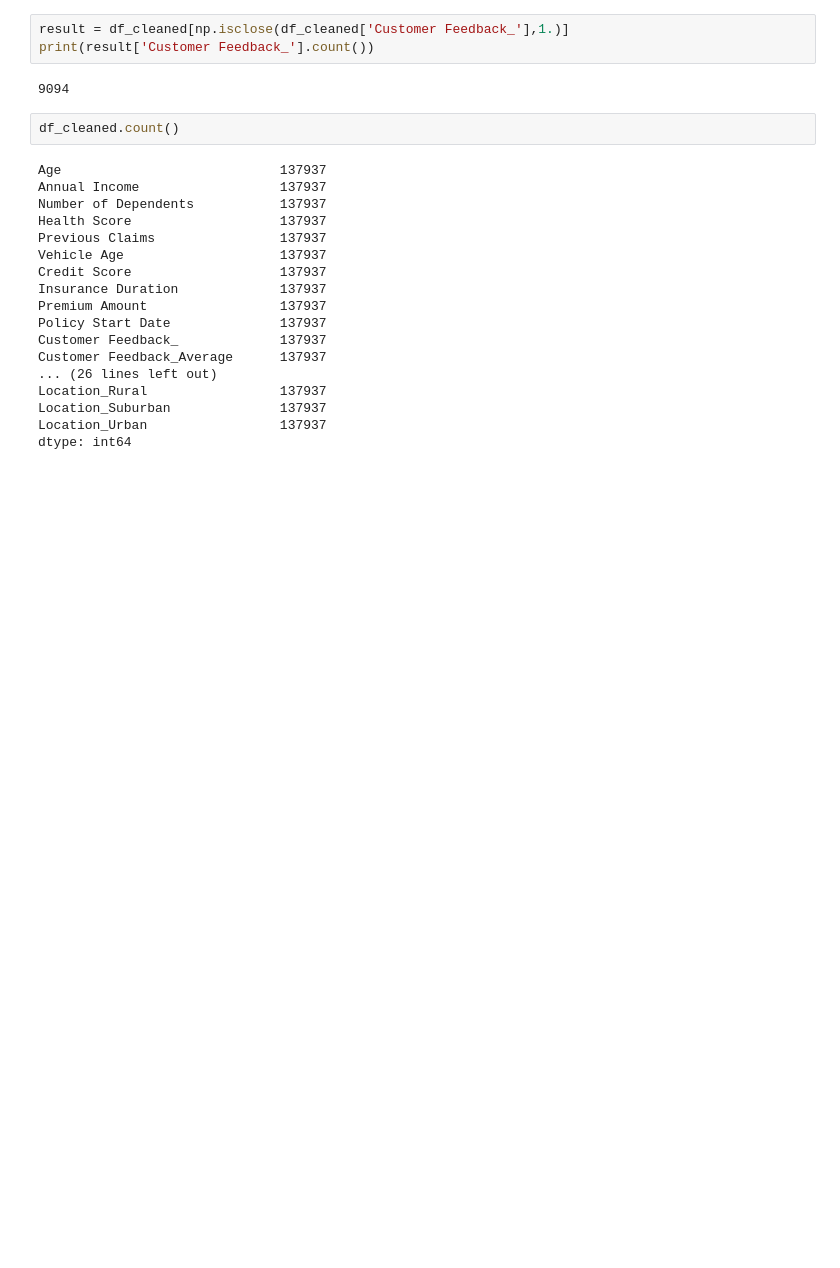
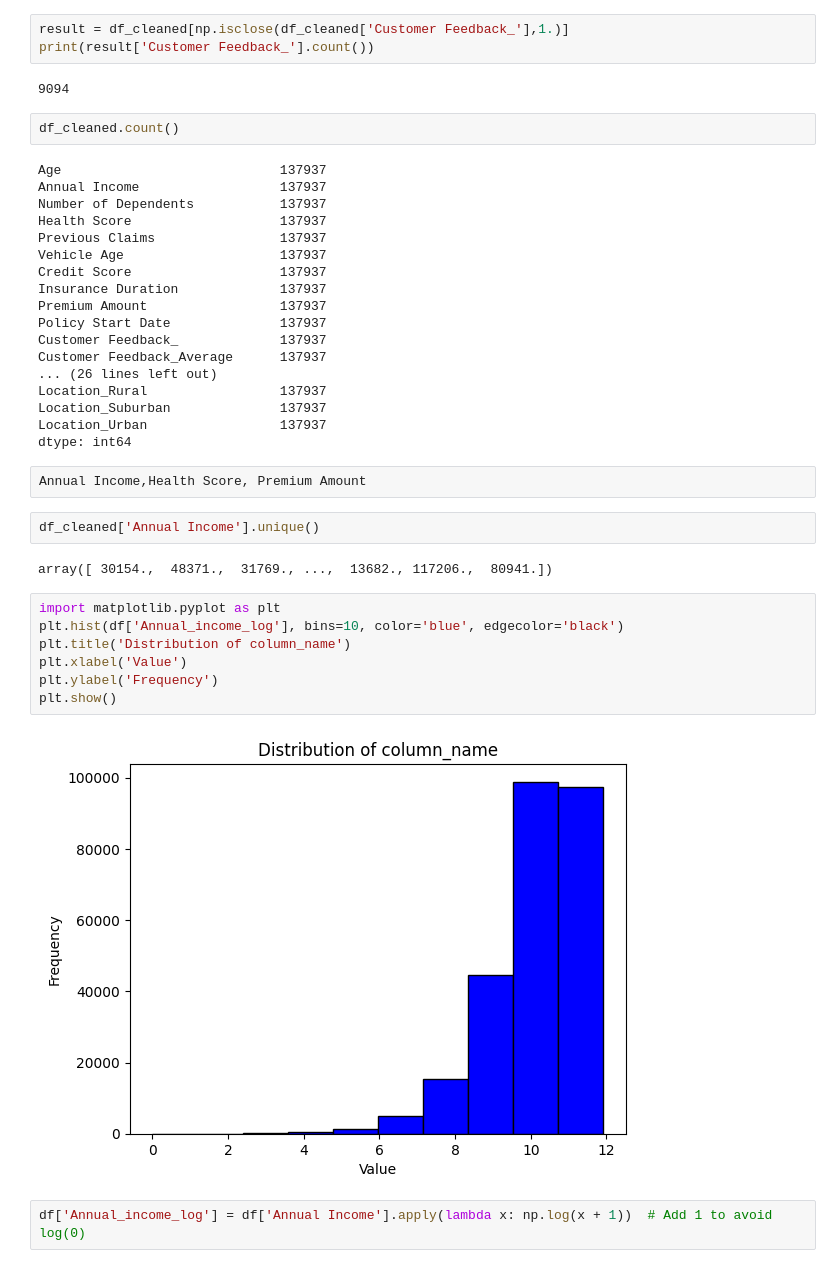
Before and after one commit to anmolmunnolli/insurance, a Jupyter notebook: version1.ipynb, the cells around one changed output. Saved outputs shown, nothing was run; the diff lists cells and outputs as text; blank space fills up the shorter version.

```diff
--- a/version1.ipynb
+++ b/version1.ipynb
@@ -516,3 +516,20 @@ Location_Rural                 137937
 Location_Suburban              137937
 Location_Urban                 137937
 dtype: int64
+# %%
+Annual Income,Health Score, Premium Amount
+# %%
+df_cleaned['Annual Income'].unique()
+# %% [output]
+array([ 30154.,  48371.,  31769., ...,  13682., 117206.,  80941.])
+# %%
+import matplotlib.pyplot as plt
+plt.hist(df['Annual_income_log'], bins=10, color='blue', edgecolor='black')
+plt.title('Distribution of column_name')
+plt.xlabel('Value')
+plt.ylabel('Frequency')
+plt.show()
+# %% [output]
+[figure, added]
+# %%
+df['Annual_income_log'] = df['Annual Income'].apply(lambda x: np.log(x + 1))  # Add 1 to avoid log(0)
```
